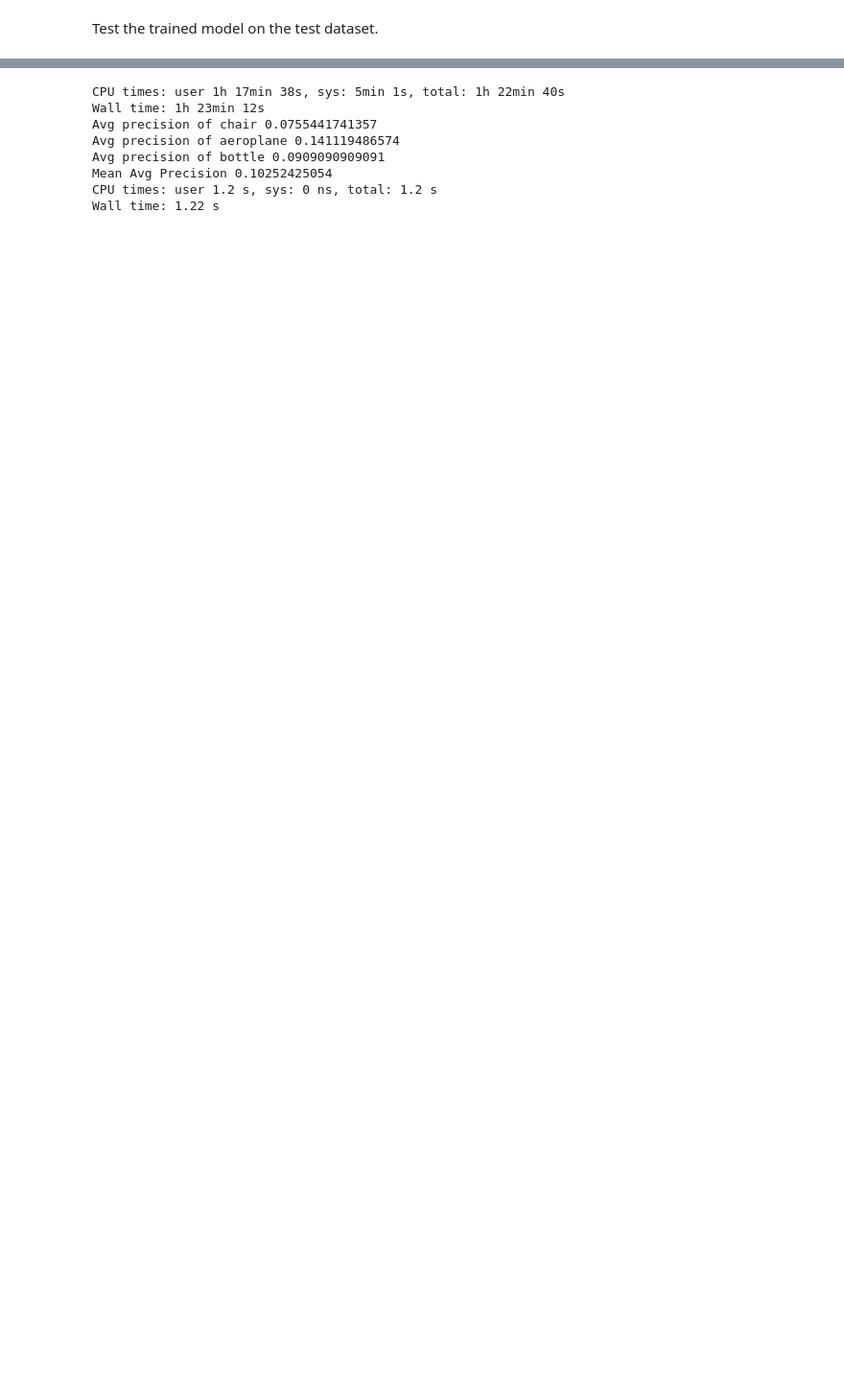
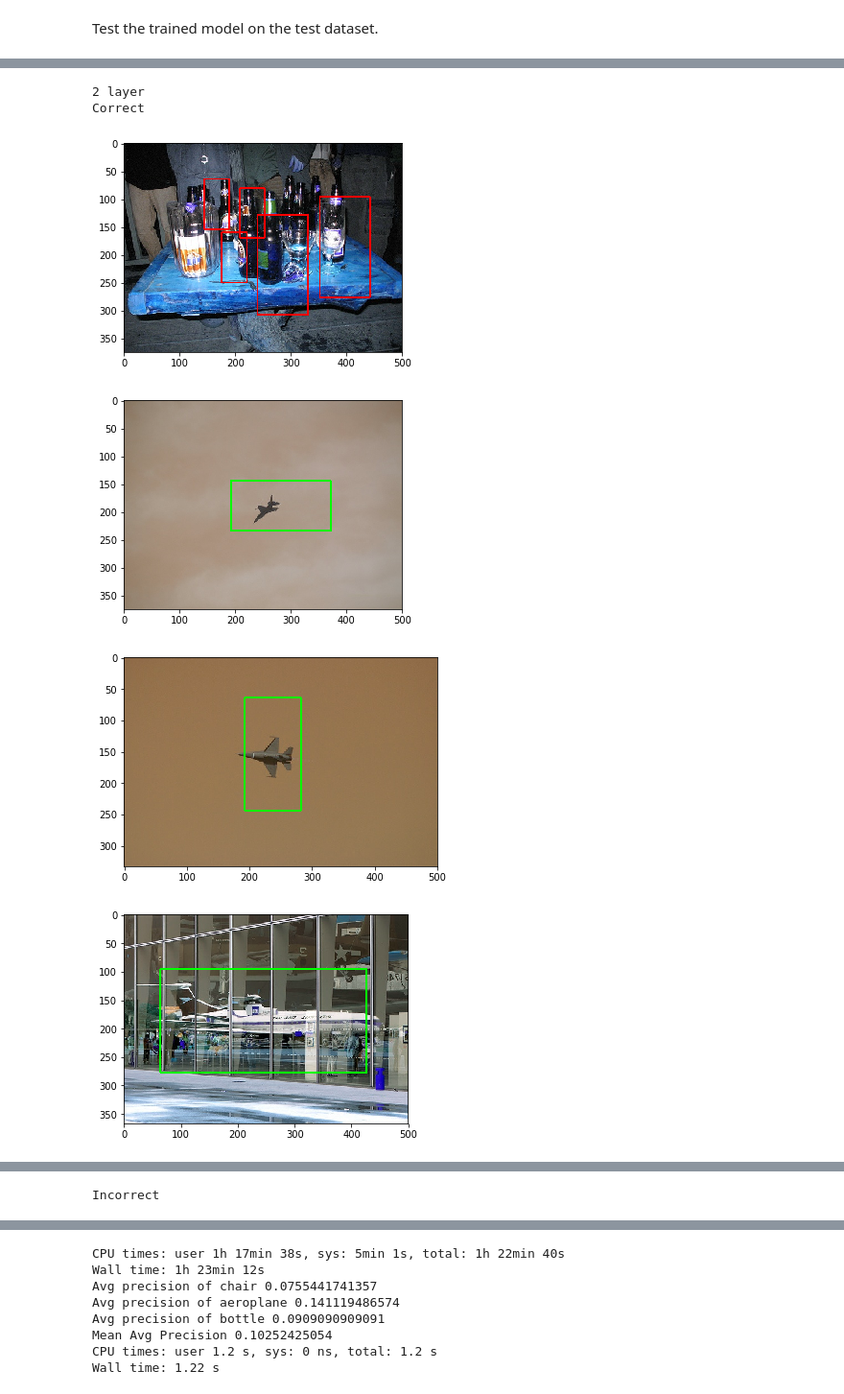
Before and after one commit to SiddarthKrishnamoorthy/ObjectDetection, a Jupyter notebook: assignment_3.ipynb, the cells around one changed output, grey strips where cells are left out. Shown at 96% size. Cells and saved outputs as stored; diff of their text form; code cells hidden in the pictures; blank space fills up the shorter version.

```diff
--- a/assignment_3.ipynb
+++ b/assignment_3.ipynb
@@ -721,0 +689,51 @@ Test the trained model on the test dataset.
+# %%
+def print_2(img_list):
+    root = '/data/siddarth/Asgn3/test/VOC2007/JPEGImages/'
+    for img in img_list:
+        img_path = os.path.join(root, img)
+        img = Image.open(img_path)
+
+        bottle_list, aeroplane_list, chair_list, bottle_list_prob, aeroplane_list_prob, chair_list_prob = sliding_window(img, 16, best_model, False)
+        n_bottle_list, n_aeroplane_list, n_chair_list, n_bottle_list_prob, n_aeroplane_list_prob, n_chair_list_prob = sliding_window(img, 16, best_model_two_layer, True)
+
+        bottle_list = bottle_list+n_bottle_list
+        aeroplane_list = aeroplane_list+n_aeroplane_list
+        chair_list = chair_list+n_chair_list
+
+        b_prob = bottle_list_prob+n_bottle_list_prob
+        a_prob = aeroplane_list_prob+n_aeroplane_list_prob
+        c_prob = chair_list_prob+n_chair_list_prob
+
+        bottle_zip = list(zip(bottle_list, b_prob))
+        aeroplane_zip = list(zip(aeroplane_list, a_prob))
+        chair_zip = list(zip(chair_list, c_prob))
+        [(bottle_bxs, bp), (aeroplane_bxs, ap), (chair_bxs, cp)] = map(non_maximum_supression, [bottle_zip, aeroplane_zip, chair_zip])
+        img = cv2.imread(img_path)
+        for b in bottle_bxs:
+            cv2.rectangle(img, (b[0], b[1]), (b[2], b[3]), (255,0,0), 2)
+
+        for b in aeroplane_bxs:
+            cv2.rectangle(img, (b[0], b[1]), (b[2], b[3]), (0,255,0), 2)
+
+        for b in chair_bxs:
+            cv2.rectangle(img, (b[0], b[1]), (b[2], b[3]), (0,0,255), 2)
+
+        img = Image.fromarray(img)
+        plt.imshow(img)
+        plt.show()
+#         break
+
+print("2 layer")
+n_test_p = ['000178.jpg', '000216.jpg', '000243.jpg', '000128.jpg', '000202.jpg']
+n_test_f = ['000008.jpg', '000510.jpg', '000600.jpg', '000905.jpg', '000202.jpg']
+print('Correct')
+print_2(n_test_p)
+print("Incorrect")
+print_2(n_test_f)
+# %% [output]
+2 layer
+Correct
+[figure, added]
+[figure, added]
+[figure, added]
+[figure, added]
@@ -721,0 +741 @@ Test the trained model on the test dataset.
+Incorrect
```
Also changed, not shown: parts of 18 cells of this notebook.
